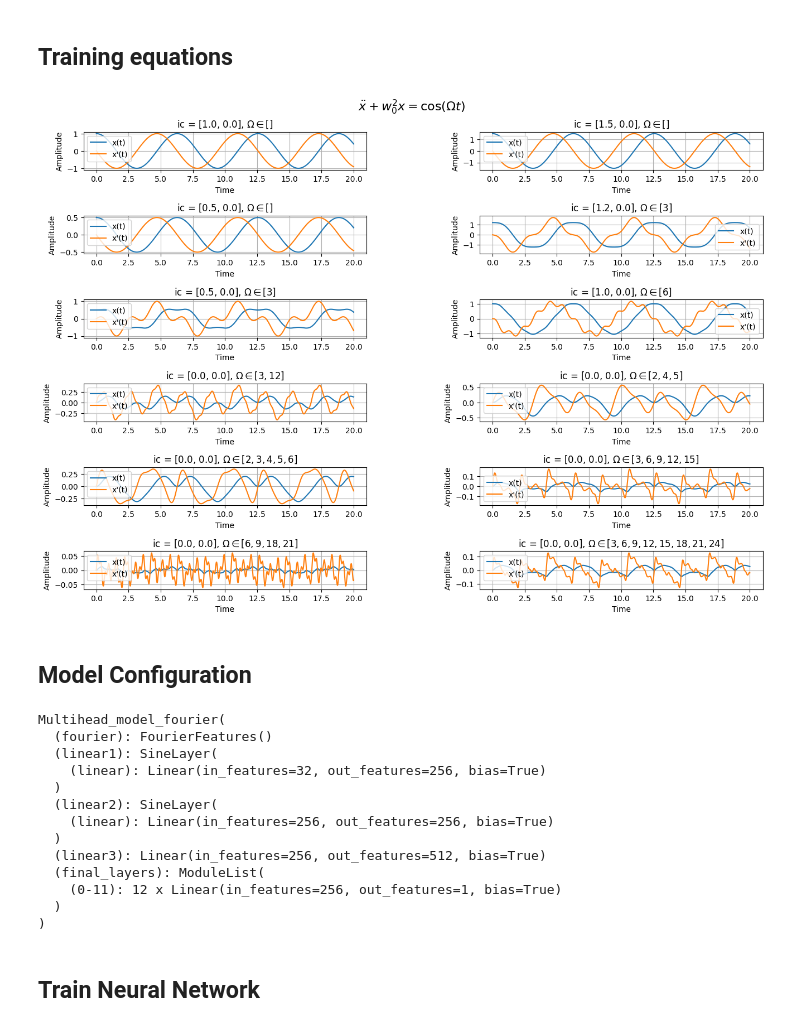
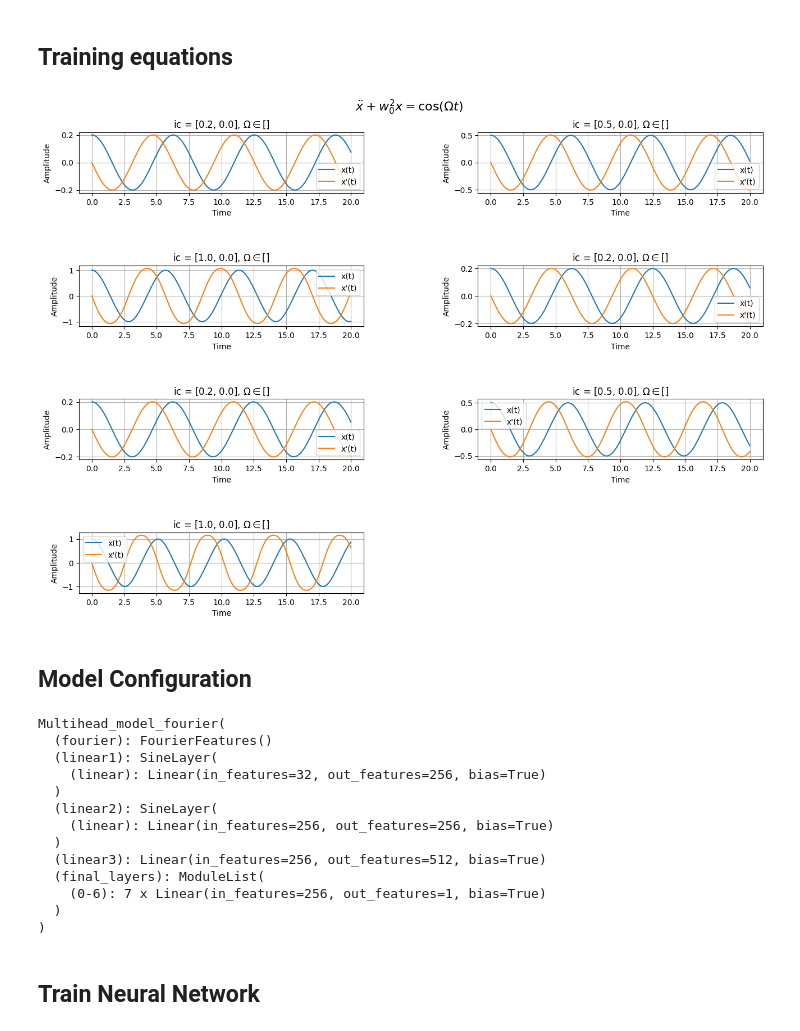
Before and after one commit to esemsc-dda24/PTL-PINNs, a Jupyter notebook: ptlpinns/models/train/undamped_nonlinear.ipynb, the cells around one changed output. Saved outputs shown, nothing was run; the diff lists cells and outputs as text; code cells hidden in the pictures.

```diff
--- a/ptlpinns/models/train/undamped_nonlinear.ipynb
+++ b/ptlpinns/models/train/undamped_nonlinear.ipynb
@@ -68,7 +68,7 @@ Successfully installed ptlpinns-1.0.0
 # %% [markdown]
 ## Training equations
 # %%
-conf = load.ptl_config("/content/PTL-PINNS/ptlpinns/train/config/undamped_nonlinear.yaml")
+conf = load.ptl_config("/content/PTL-PINNS/ptlpinns/models/train/config/undamped_nonlinear.yaml")
 
 epsilon_list = [0.1, 0.2, 0.3, 0.4, 0.5, 0.6, 0.7]  # to be added to config
 
@@ -93,23 +93,23 @@ forcing_list_torch = [forcing.sum_cosine_forcing(numpy=False, w_0=omega_list, co
                       for omega_list, coeff_list in zip(forcing_freq, forcing_coef)]
 # %%
 # returns 2D linear equation functions
-linear_equation_functions_np = [equations.ode_oscillator(forcing_list_numpy[k],
+equation_functions_np = [equations.ode_oscillator(forcing_list_numpy[k],
                                                     w_0=w_list[k],
-                                                    epsilon=0, numpy=True)
+                                                    epsilon=epsilon_list[k], numpy=True)
                                                     for k in range(k)]
 
 # solves the 2D linear equation functions
 title_list = [rf"ic = {ic_python_list[i]}, $\Omega \in {forcing_freq[i]}$"
               for i in range(k)]
 
-linear_solution_list = [numerical.solve_ode_equation(linear_equation_functions_np[index], t_span, t_eval, ic_python_list[index]) for index in range(k)]
+linear_solution_list = [numerical.solve_ode_equation(equation_functions_np[index], t_span, t_eval, ic_python_list[index]) for index in range(k)]
 
 # visualize the solutions of the training equations
 numerical.plot_multiple_ode_solutions(linear_solution_list,
                                        t_eval, titles=title_list,
                                        suptitle=r"$\ddot{x} + w^2_0 x = \cos(\Omega t)$", hspace = 1.2)
 # %% [output]
-[figure, old version]
+[figure, new version]
 # %% [markdown]
 ## Model Configuration
 # %%
@@ -136,7 +136,7 @@ Multihead_model_fourier(
   )
   (linear3): Linear(in_features=256, out_features=512, bias=True)
   (final_layers): ModuleList(
-    (0-11): 12 x Linear(in_features=256, out_features=1, bias=True)
+    (0-6): 7 x Linear(in_features=256, out_features=1, bias=True)
   )
 )
 # %%
```
Also changed, not shown: parts of 7 cells of this notebook, 5 other files.
